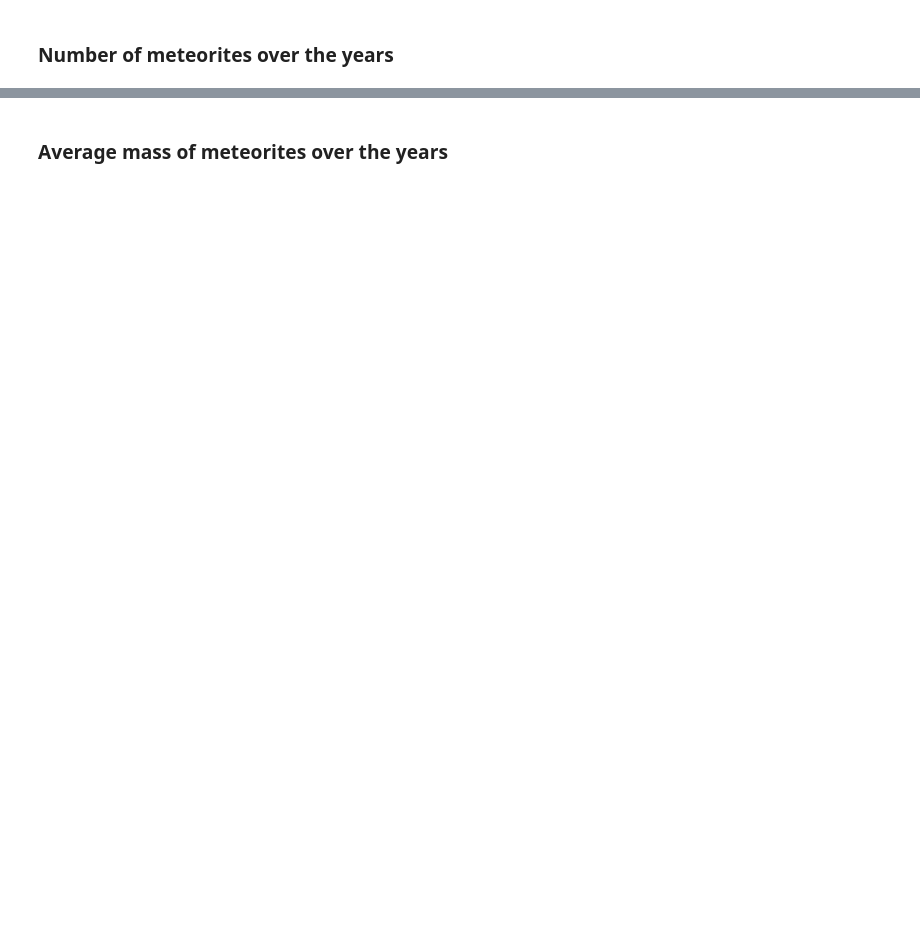
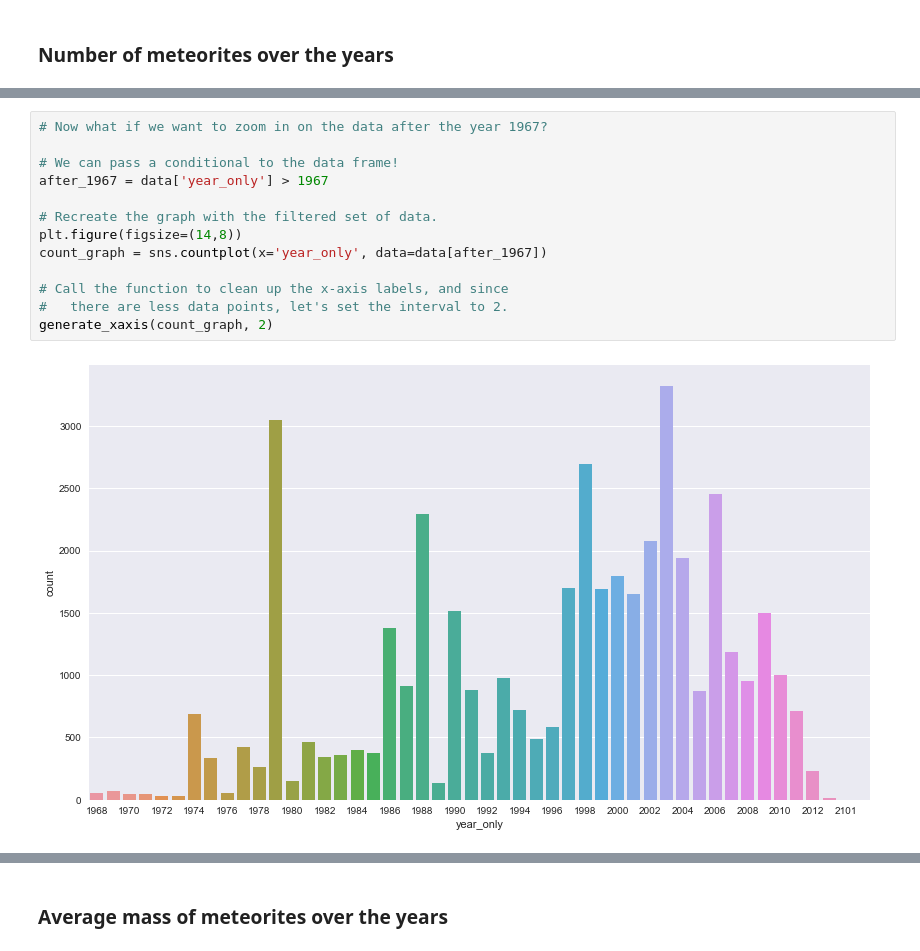
Before and after one commit to devleague/NASA-Launch-Kit-2017, a Jupyter notebook: Meteorite Visualizations with Python.ipynb, the cells around one changed output, grey strips where cells are left out. Drawn from its saved outputs; the diff is of its cells as text; blank space fills up the shorter version.

```diff
--- a/Meteorite Visualizations with Python.ipynb
+++ b/Meteorite Visualizations with Python.ipynb
@@ -203,0 +306,15 @@ for ind, label in enumerate(count_graph.get_xticklabels()):
+# %%
+# Now what if we want to zoom in on the data after the year 1967?
+
+# We can pass a conditional to the data frame!
+after_1967 = data['year_only'] > 1967
+
+# Recreate the graph with the filtered set of data.
+plt.figure(figsize=(14,8))
+count_graph = sns.countplot(x='year_only', data=data[after_1967])
+
+# Call the function to clean up the x-axis labels, and since
+#   there are less data points, let's set the interval to 2.
+generate_xaxis(count_graph, 2)
+# %% [output]
+[figure, added]
```
Also changed, not shown: parts of 36 cells of this notebook.
